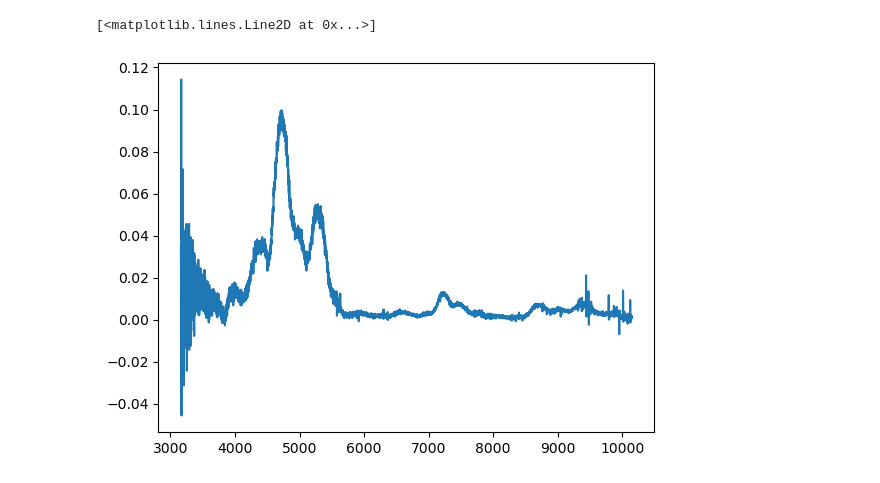
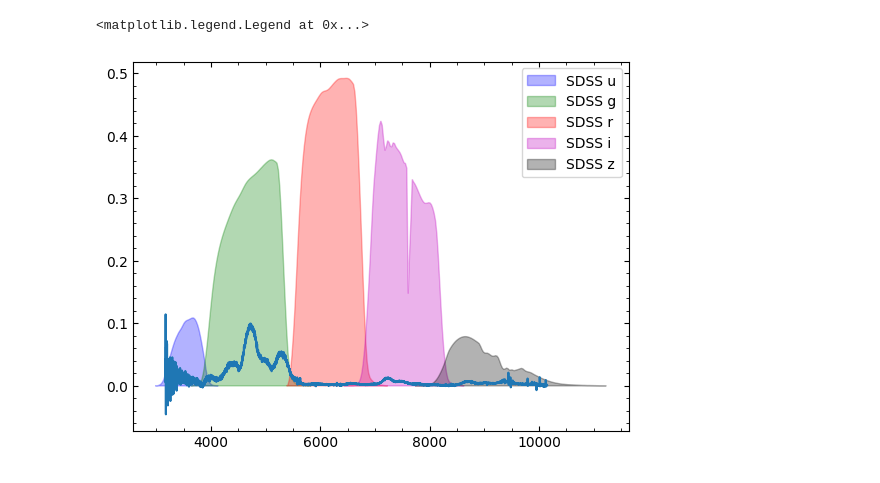
Before and after one commit to skvc22/sn2023bee, a Jupyter notebook: calibrate.ipynb, the cells around one changed output. Cells and saved outputs as stored; diff of their text form; code cells hidden in the pictures.

```diff
--- a/calibrate.ipynb
+++ b/calibrate.ipynb
@@ -3,18 +3,25 @@ import numpy as np
 import pandas as pd
 from astropy.io import ascii, fits
 import matplotlib.pyplot as plt
-from pyphot import unit
+from pyphot.config import units
 import pyphot
 from pdastro import pdastroclass
 from scipy.signal import savgol_filter
 from scipy.stats import tstd
 import sys
+import matplotlib as mpl
 
 from copy import deepcopy
 from scipy.interpolate import interp1d
 from astropy.modeling.functional_models import Gaussian1D
 
 plt.style.use('default')
+unit = type('unit', (), {'__getitem__': staticmethod(lambda k: units.U(k))})()
+
+mpl.rc('xtick', direction='in', top=True)
+mpl.rc('ytick', direction='in', right=True)
+mpl.rc('xtick.minor', visible=True)
+mpl.rc('ytick.minor', visible=True)
 # %%
 def flux2mag(flux, m0=0):
     return m0-2.5*np.log10(flux)
@@ -30,9 +37,24 @@ def dmag2dflux(mag, dmag, m0=0):
 # %%
 # read in the spectra as an instance of pdastroclass for ease of computations later on. plot it
 spec = pdastroclass()
 spec.t = pd.read_csv('2023bee-combined-20240214_ap1.flm', skiprows=np.arange(0,8), names = ['wavelength', 'flux', 'dflux'], delimiter= ' ')
 plt.plot(spec.t.wavelength, spec.t.flux)
+
+import matplotlib.pyplot as plt
+from astroML.datasets import fetch_sdss_filter
+
+# Filter names and their corresponding colors for plotting
+filters = ['u', 'g', 'r', 'i', 'z']
+colors = ['b', 'g', 'r', 'm', 'k']
+
+for f, c in zip(filters, colors):
+    # Fetch wavelength and transmission data
+    data = fetch_sdss_filter(f)
+    # data[0] is wavelength in Angstroms, data[1] is transmission (0 to 1)
+    plt.fill(data[0], data[1], ec=c, fc=c, alpha=0.3, label=f'SDSS {f}')
+
+plt.legend()
 # %% [output]
-[<matplotlib.lines.Line2D at 0x...>]
+<matplotlib.legend.Legend at 0x...>
-[figure, old version]
+[figure, new version]
 # %%
```
Also changed, not shown: parts of 17 cells of this notebook.
